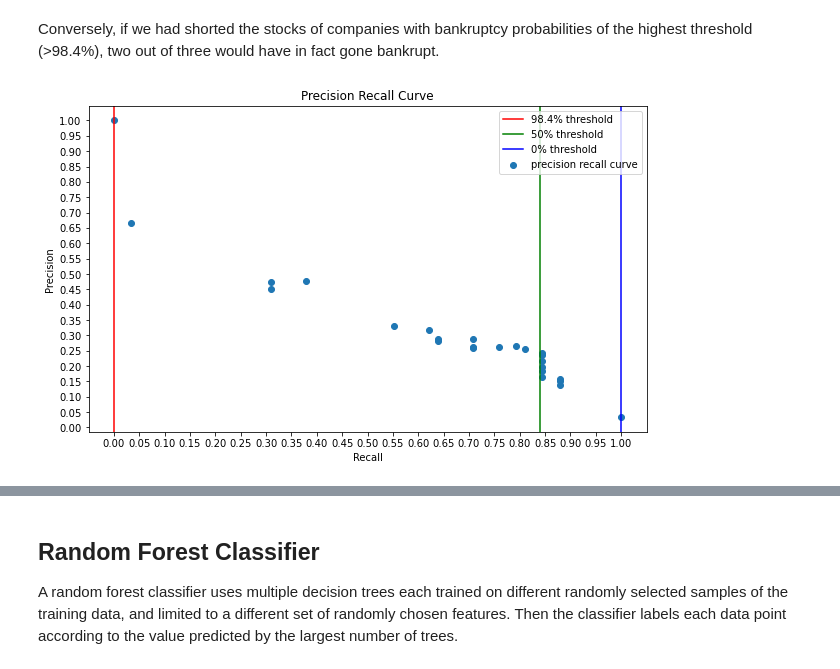
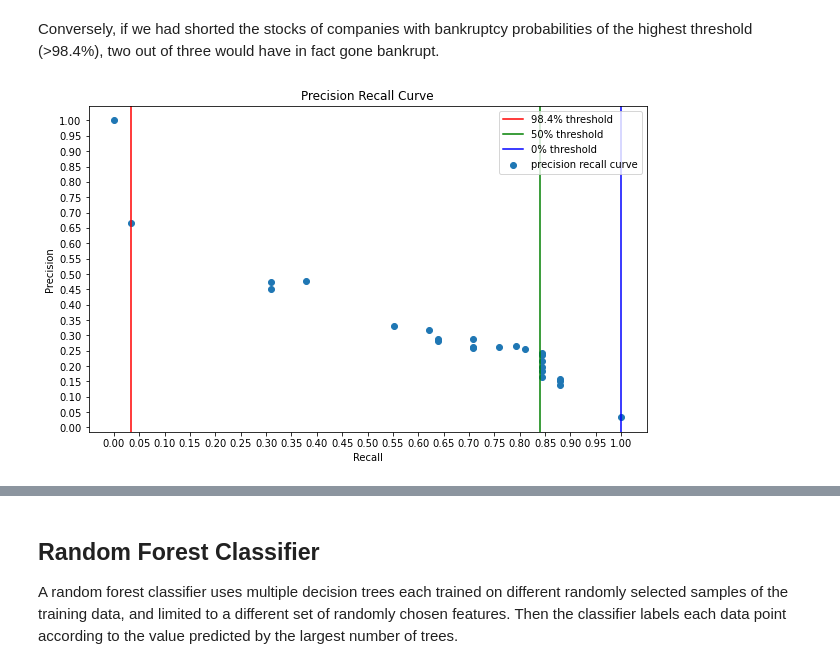
Before and after one commit to DavidKRichter/dsc-bankruptcy-project, a Jupyter notebook: index.ipynb, the cells around one changed output, grey strips where cells are left out. Saved outputs shown, nothing was run; the diff lists cells and outputs as text; code cells hidden in the pictures.

```diff
--- a/index.ipynb
+++ b/index.ipynb
@@ -826,22 +826,22 @@ Conversely, if we had shorted the stocks of companies with bankruptcy probabilit
 # %%
 y_probs = [n[1] for n in gs_tree_2.predict_proba(X_test)]
 
 precision, recall, thresholds = precision_recall_curve(y_test, y_probs)
 
 fig, ax = plt.subplots(figsize=(10, 6))
 
 ax.scatter(recall, precision, label='precision recall curve')
 
 ax.set_yticks([i/20.0 for i in range(21)])
 ax.set_xticks([i/20.0 for i in range(21)])
 ax.set_xlabel('Recall')
 ax.set_ylabel('Precision')
 ax.set_title('Precision Recall Curve')
-ax.axvline(x=0, label='98.4% threshold', color='red')
+ax.axvline(x=2/58, label='98.4% threshold', color='red')
 ax.axvline(x=0.84, label='50% threshold', color='green')
 ax.axvline(x=1, label='0% threshold', color='blue')
 plt.legend(loc='upper right')
 plt.savefig('images/dt_2_curve.png')
 plt.show()
 # %% [output]
-[figure, old version]
+[figure, new version]
```
Also changed, not shown: parts of 28 cells of this notebook, 1 other file.
